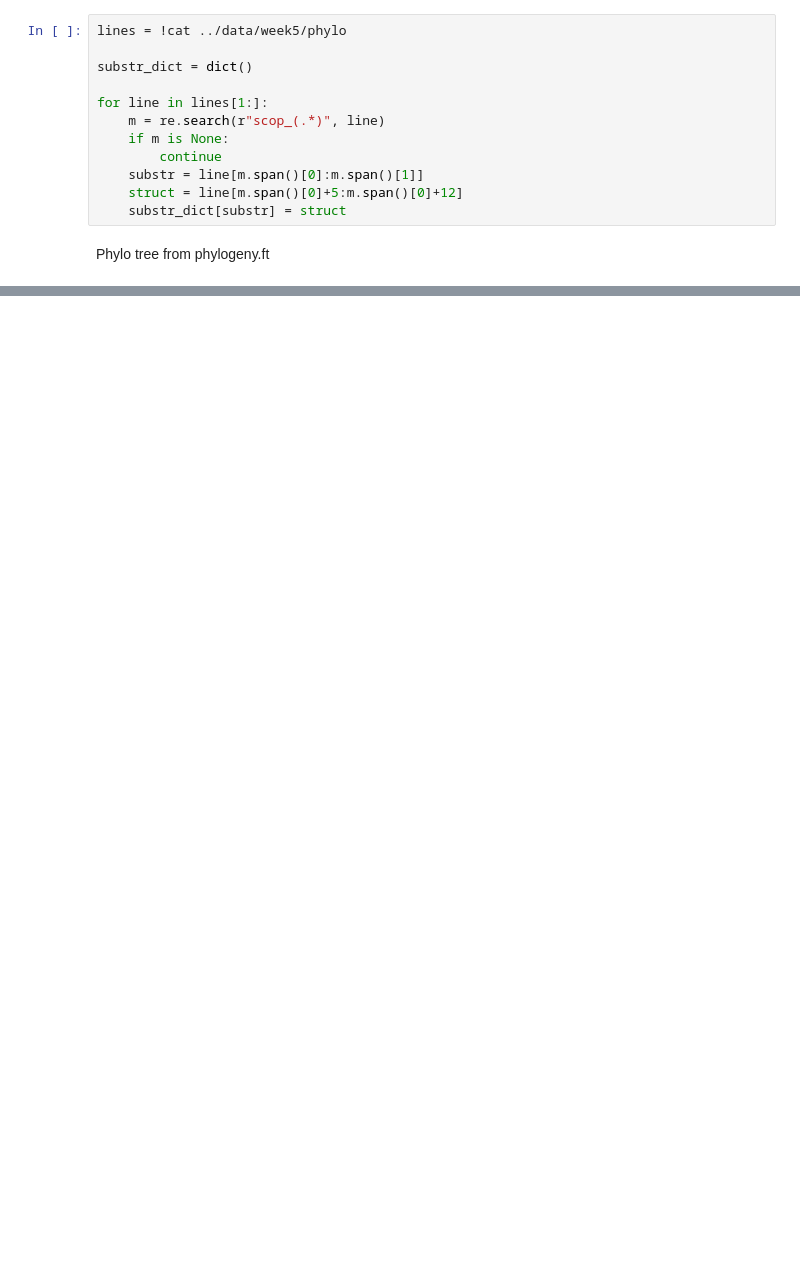
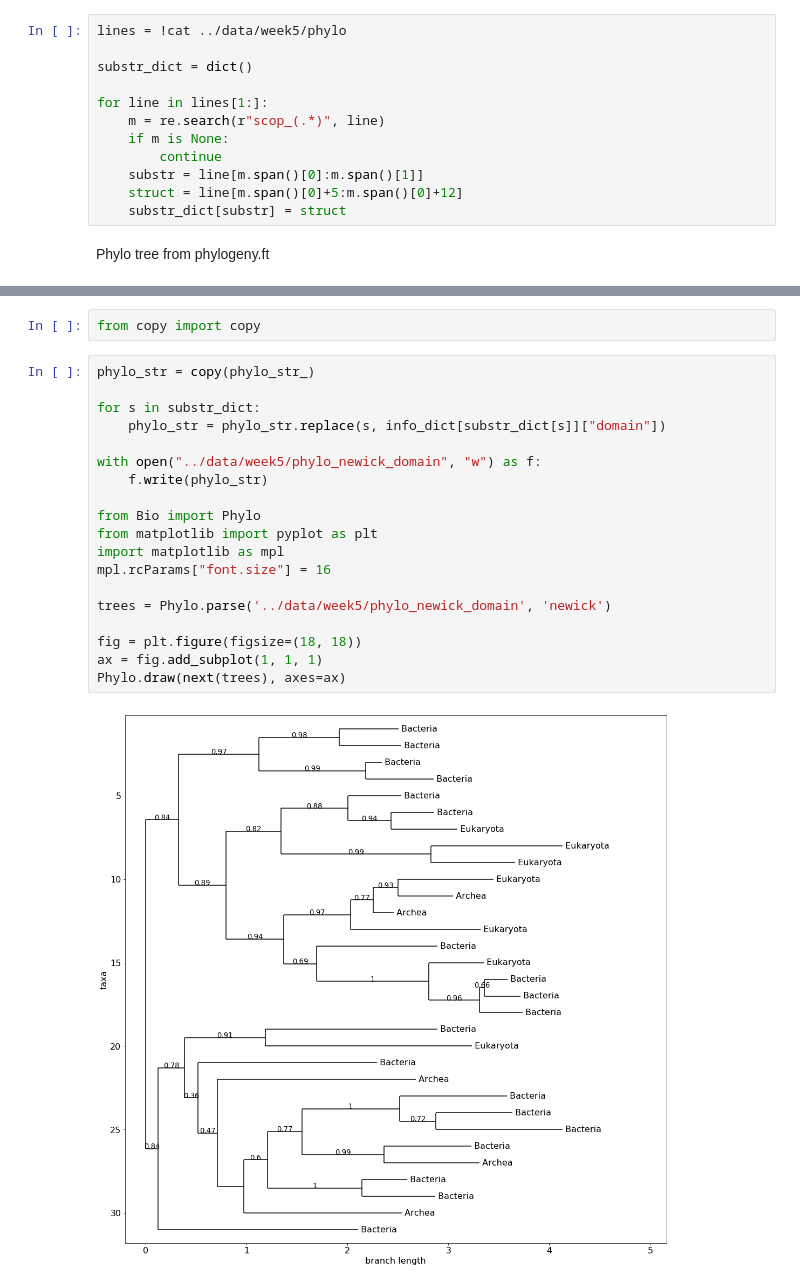
Before and after one commit to artemkondyukov/bioinf_workshop, a Jupyter notebook: notebooks/Task #5.ipynb, the cells around one changed output, grey strips where cells are left out. Cells and saved outputs as stored; diff of their text form; blank space fills up the shorter version.

```diff
--- a/notebooks/Task #5.ipynb
+++ b/notebooks/Task #5.ipynb
@@ -114,4 +134,27 @@ scop_d1rqga2_sp_*_SYM_PYRAB_d1rqga2:0.9502)0.99:0.8137)0.77:0.3422,
 0.6:0.2308,scop_d1wkba3_sp_*_SYL_PYRHO_firstres_4_d1wkba3:1.566)0:0.2632)
 0.47:0.1928)0.36:0.1326)0.78:0.2628,scop_d3fnra2_firstres_100_d3fnra2:1.984)
 0.84:0.1224);"""
+# %%
+from copy import copy
+# %%
+phylo_str = copy(phylo_str_)
+
+for s in substr_dict:
+    phylo_str = phylo_str.replace(s, info_dict[substr_dict[s]]["domain"])
+
+with open("../data/week5/phylo_newick_domain", "w") as f:
+    f.write(phylo_str)
+
+from Bio import Phylo
+from matplotlib import pyplot as plt
+import matplotlib as mpl
+mpl.rcParams["font.size"] = 16
+
+trees = Phylo.parse('../data/week5/phylo_newick_domain', 'newick')
+
+fig = plt.figure(figsize=(18, 18))
+ax = fig.add_subplot(1, 1, 1)
+Phylo.draw(next(trees), axes=ax)
+# %% [output]
+[figure, added]
 # %%
```
Also changed, not shown: parts of 5 cells of this notebook.
